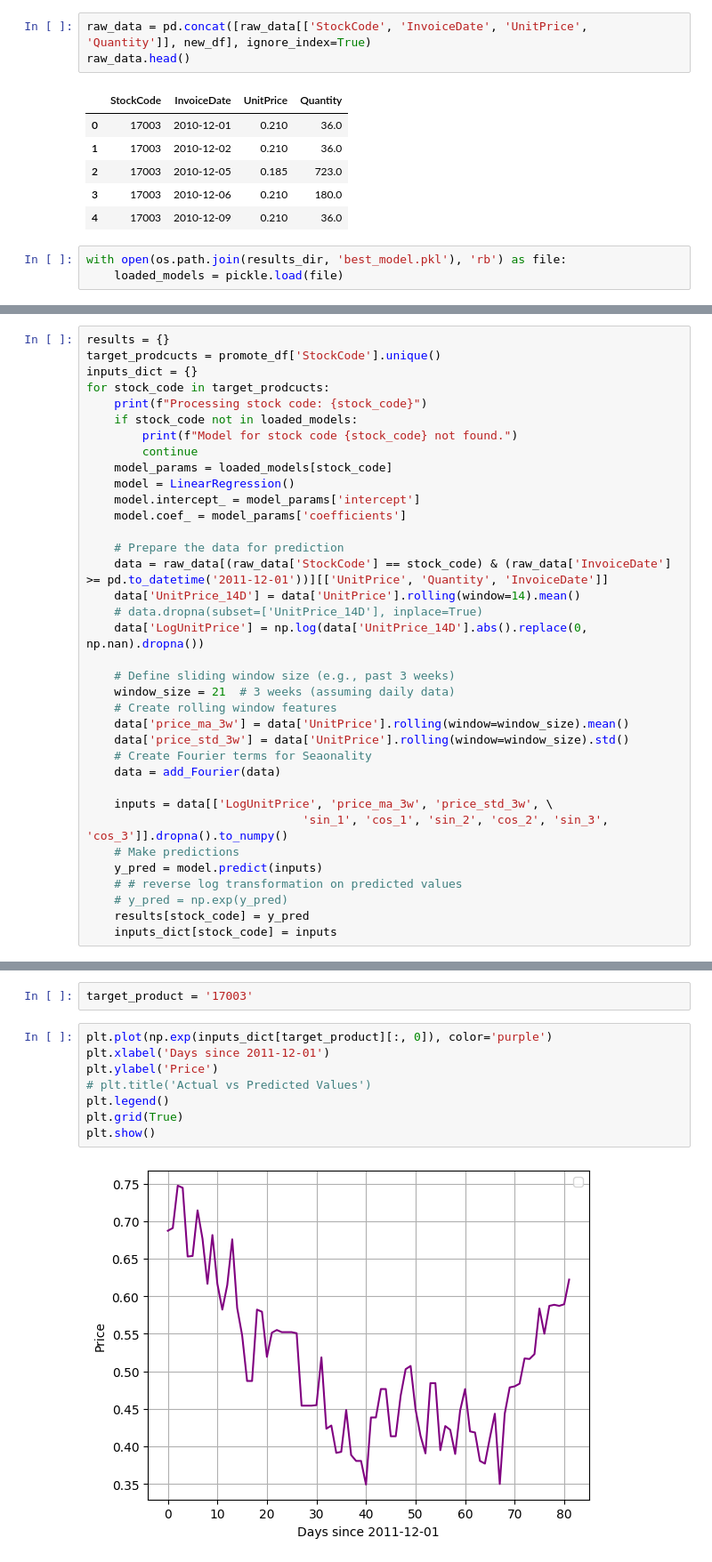
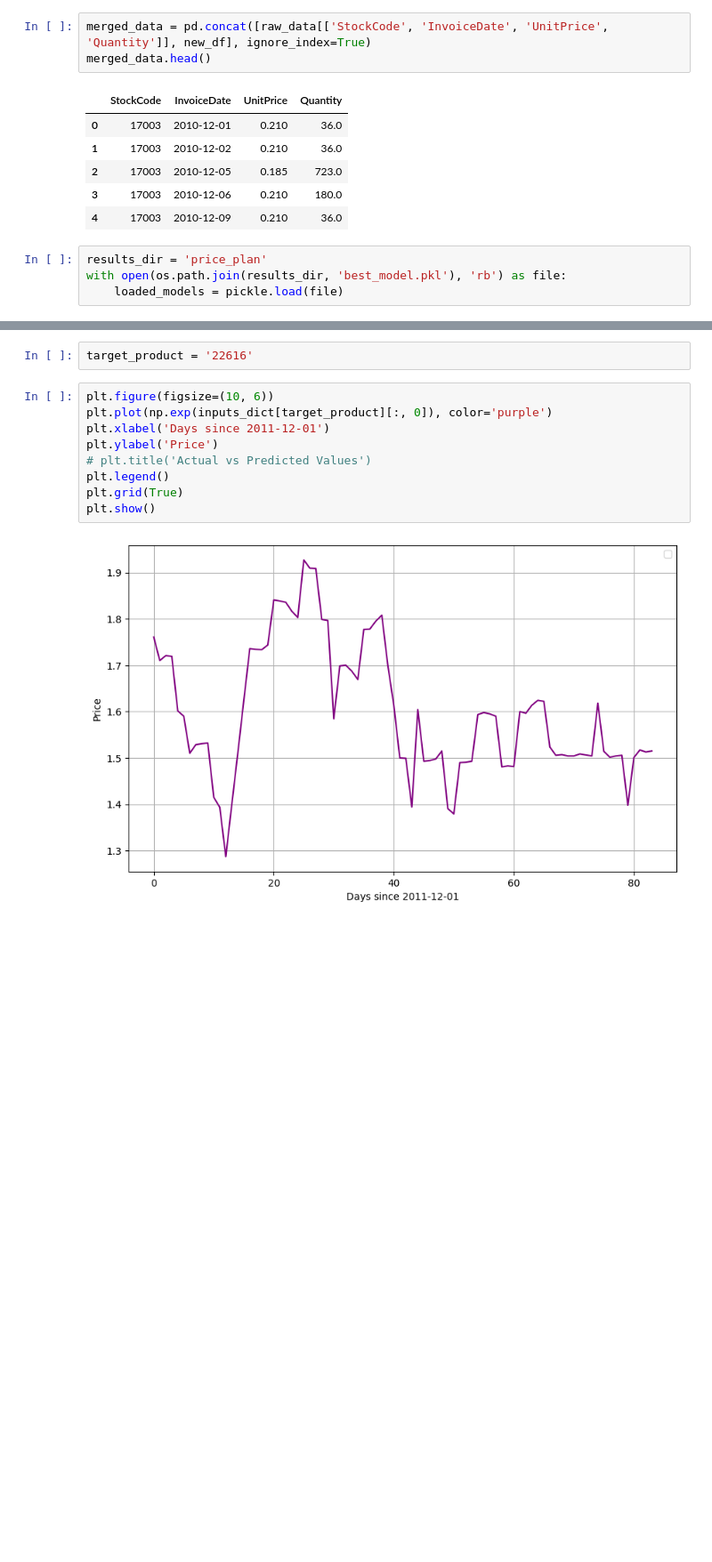
Before and after one commit to t07902301/Price-Elasticity, a Jupyter notebook: Modelling.ipynb, the cells around one changed output, grey strips where cells are left out. Shown at 89% size. Cells and saved outputs as stored; diff of their text form; blank space fills up the shorter version.

```diff
--- a/Modelling.ipynb
+++ b/Modelling.ipynb
@@ -298,8 +288,8 @@ new_df.head()
 | 3 | 21977 | 2011-12-01 | 0.64 |
 | 4 | 85099B | 2011-12-01 | 1.25 |
 # %%
-raw_data = pd.concat([raw_data[['StockCode', 'InvoiceDate', 'UnitPrice', 'Quantity']], new_df], ignore_index=True)
-raw_data.head()
+merged_data = pd.concat([raw_data[['StockCode', 'InvoiceDate', 'UnitPrice', 'Quantity']], new_df], ignore_index=True)
+merged_data.head()
 # %% [output]
 |  | StockCode | InvoiceDate | UnitPrice | Quantity |
 | 0 | 17003 | 2010-12-01 | 0.210 | 36.0 |
@@ -308,6 +298,7 @@ raw_data.head()
 | 3 | 17003 | 2010-12-06 | 0.210 | 180.0 |
 | 4 | 17003 | 2010-12-09 | 0.210 | 36.0 |
 # %%
+results_dir = 'price_plan'
 with open(os.path.join(results_dir, 'best_model.pkl'), 'rb') as file:
     loaded_models = pickle.load(file)
 # %%
@@ -340,36 +408,0 @@ elasticity_df.to_csv('elasticity.csv', index=False)
-# %%
-results = {}
-target_prodcucts = promote_df['StockCode'].unique()
-inputs_dict = {}
-for stock_code in target_prodcucts:
-    print(f"Processing stock code: {stock_code}")
-    if stock_code not in loaded_models:
-        print(f"Model for stock code {stock_code} not found.")
-        continue
-    model_params = loaded_models[stock_code]
-    model = LinearRegression()
-    model.intercept_ = model_params['intercept']
-    model.coef_ = model_params['coefficients']
-
-    # Prepare the data for prediction
-    data = raw_data[(raw_data['StockCode'] == stock_code) & (raw_data['InvoiceDate'] >= pd.to_datetime('2011-12-01'))][['UnitPrice', 'Quantity', 'InvoiceDate']]
-    data['UnitPrice_14D'] = data['UnitPrice'].rolling(window=14).mean()
-    # data.dropna(subset=['UnitPrice_14D'], inplace=True)
-    data['LogUnitPrice'] = np.log(data['UnitPrice_14D'].abs().replace(0, np.nan).dropna())
-
-    # Define sliding window size (e.g., past 3 weeks)
-    window_size = 21  # 3 weeks (assuming daily data)
-    # Create rolling window features
-    data['price_ma_3w'] = data['UnitPrice'].rolling(window=window_size).mean()
-    data['price_std_3w'] = data['UnitPrice'].rolling(window=window_size).std()
-    # Create Fourier terms for Seaonality
-    data = add_Fourier(data)
-
-    inputs = data[['LogUnitPrice', 'price_ma_3w', 'price_std_3w', \
-                               'sin_1', 'cos_1', 'sin_2', 'cos_2', 'sin_3', 'cos_3']].dropna().to_numpy()
-    # Make predictions
-    y_pred = model.predict(inputs)
-    # # reverse log transformation on predicted values
-    # y_pred = np.exp(y_pred)
-    results[stock_code] = y_pred
-    inputs_dict[stock_code] = inputs
@@ -387,12 +411,13 @@ Processing stock code: 84077
 # %%
-target_product = '17003'
+target_product = '22616'
 # %%
+plt.figure(figsize=(10, 6))
 plt.plot(np.exp(inputs_dict[target_product][:, 0]), color='purple')
 plt.xlabel('Days since 2011-12-01')
 plt.ylabel('Price')
 # plt.title('Actual vs Predicted Values')
 plt.legend()
 plt.grid(True)
 plt.show()
 # %% [output]
-[figure, old version]
+[figure, new version]
```
Also changed, not shown: parts of 24 cells of this notebook.
